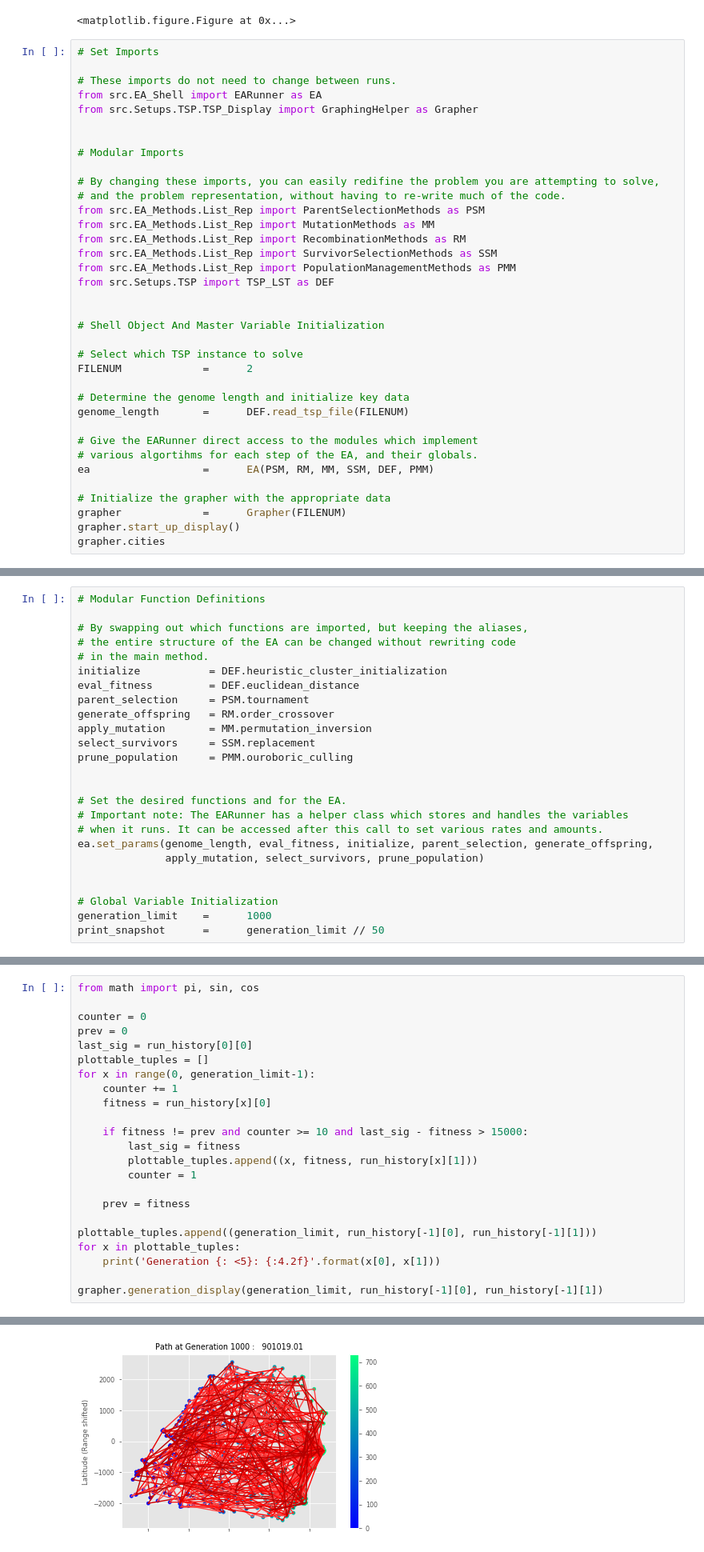
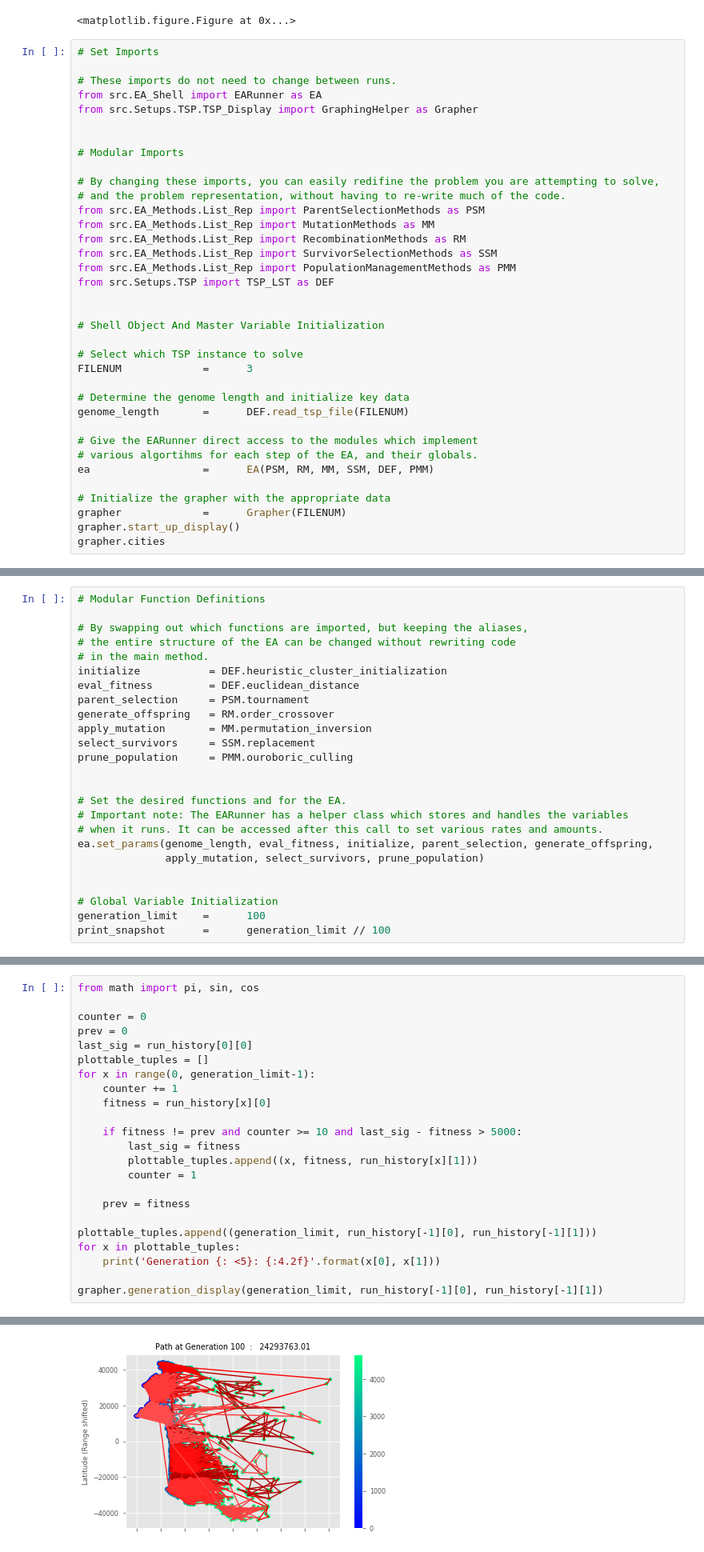
Before and after one commit to ZacharyMN709/COMP-3201---TSP-Evolutionary-Algorithm, a Jupyter notebook: src/HERMES.ipynb, the cells around one changed output, grey strips where cells are left out. Shown: that part at 80% size. Saved outputs shown, nothing was run; the diff lists cells and outputs as text.

```diff
--- a/src/HERMES.ipynb
+++ b/src/HERMES.ipynb
@@ -52,7 +52,7 @@ from src.Setups.TSP import TSP_LST as DEF
 # Shell Object And Master Variable Initialization
 
 # Select which TSP instance to solve
-FILENUM             =      2
+FILENUM             =      3
 
 # Determine the genome length and initialize key data
 genome_length       =      DEF.read_tsp_file(FILENUM)
@@ -111,8 +111,8 @@ ea.set_params(genome_length, eval_fitness, initialize, parent_selection, generat
 
 
 # Global Variable Initialization
-generation_limit    =      1000
-print_snapshot      =      generation_limit // 50
+generation_limit    =      100
+print_snapshot      =      generation_limit // 100
 # %%
 op_fit, best_indivs, gencount, run_history, time_tuple = ea.run(generation_limit, print_gens=print_snapshot)
 # %% [output]
@@ -151,7 +151,7 @@ for x in range(0, generation_limit-1):
     counter += 1
     fitness = run_history[x][0]
 
-    if fitness != prev and counter >= 10 and last_sig - fitness > 15000:
+    if fitness != prev and counter >= 10 and last_sig - fitness > 5000:
         last_sig = fitness
         plottable_tuples.append((x, fitness, run_history[x][1]))
         counter = 1
@@ -184,2 +177,2 @@ Generation 1000 : 901019.01
-[figure, old version]
+[figure, new version]
 # %%
```
Also changed, not shown: parts of 7 cells of this notebook, 7 other files.
